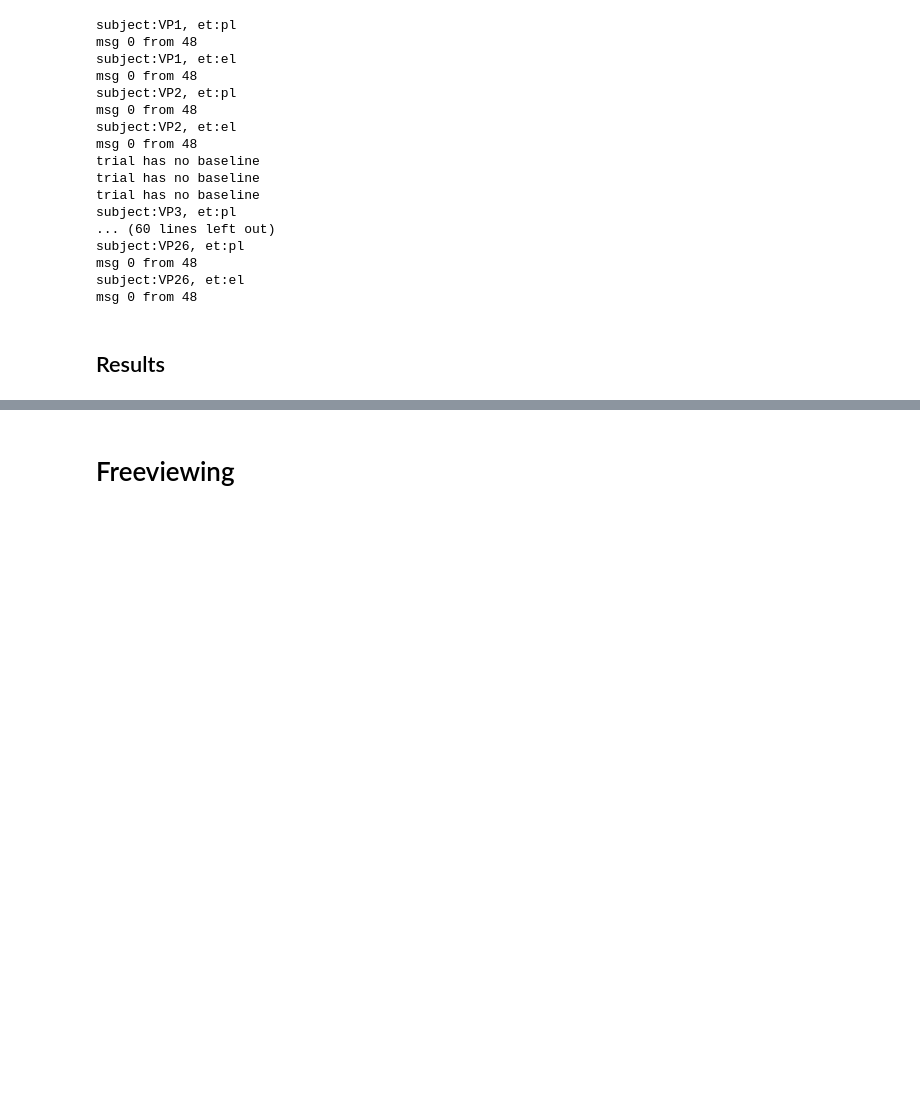
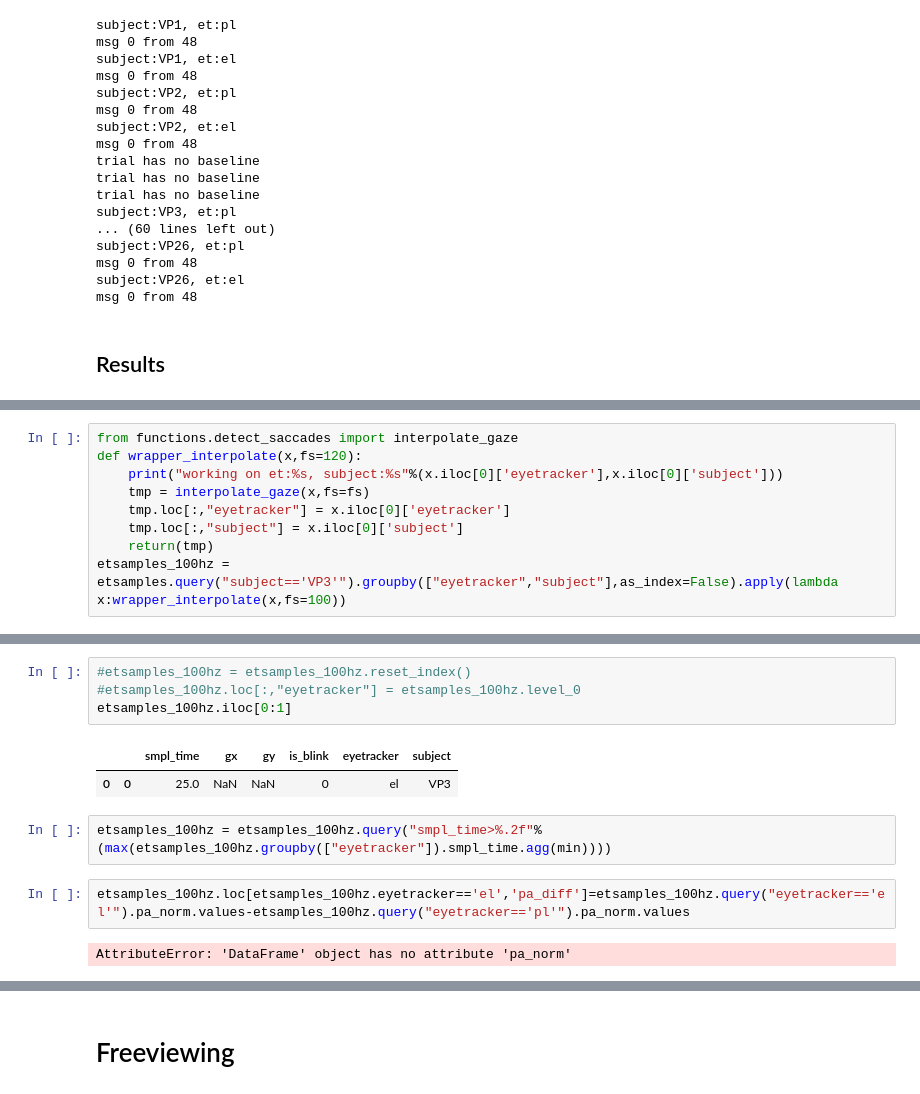
Before and after one commit to behinger/etcomp, a Jupyter notebook: code/be_main.ipynb, the cells around one changed output, grey strips where cells are left out. Saved outputs shown, nothing was run; the diff lists cells and outputs as text; blank space fills up the shorter version.

```diff
--- a/code/be_main.ipynb
+++ b/code/be_main.ipynb
@@ -604,0 +682,9 @@ NameError: name 'ggplot' is not defined
+# %%
+from functions.detect_saccades import interpolate_gaze
+def wrapper_interpolate(x,fs=120):
+    print("working on et:%s, subject:%s"%(x.iloc[0]['eyetracker'],x.iloc[0]['subject']))
+    tmp = interpolate_gaze(x,fs=fs)
+    tmp.loc[:,"eyetracker"] = x.iloc[0]['eyetracker']
+    tmp.loc[:,"subject"] = x.iloc[0]['subject']
+    return(tmp)
+etsamples_100hz = etsamples.query("subject=='VP3'").groupby(["eyetracker","subject"],as_index=False).apply(lambda x:wrapper_interpolate(x,fs=100))
@@ -604,0 +701,13 @@ NameError: name 'ggplot' is not defined
+# %%
+#etsamples_100hz = etsamples_100hz.reset_index()
+#etsamples_100hz.loc[:,"eyetracker"] = etsamples_100hz.level_0
+etsamples_100hz.iloc[0:1]
+# %% [output]
+|  |  | smpl_time | gx | gy | is_blink | eyetracker | subject |
+| 0 | 0 | 25.0 | NaN | NaN | 0 | el | VP3 |
+# %%
+etsamples_100hz = etsamples_100hz.query("smpl_time>%.2f"%(max(etsamples_100hz.groupby(["eyetracker"]).smpl_time.agg(min))))
+# %%
+etsamples_100hz.loc[etsamples_100hz.eyetracker=='el','pa_diff']=etsamples_100hz.query("eyetracker=='el'").pa_norm.values-etsamples_100hz.query("eyetracker=='pl'").pa_norm.values
+# %% [output]
+AttributeError: 'DataFrame' object has no attribute 'pa_norm'
```
Also changed, not shown: parts of 83 cells of this notebook.
